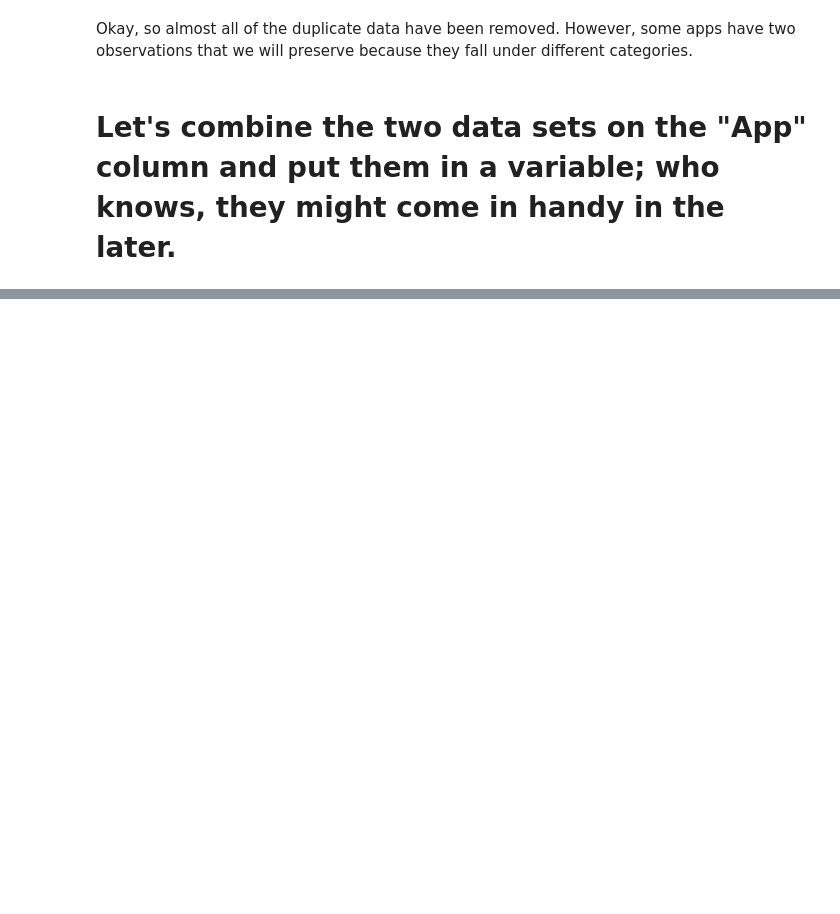
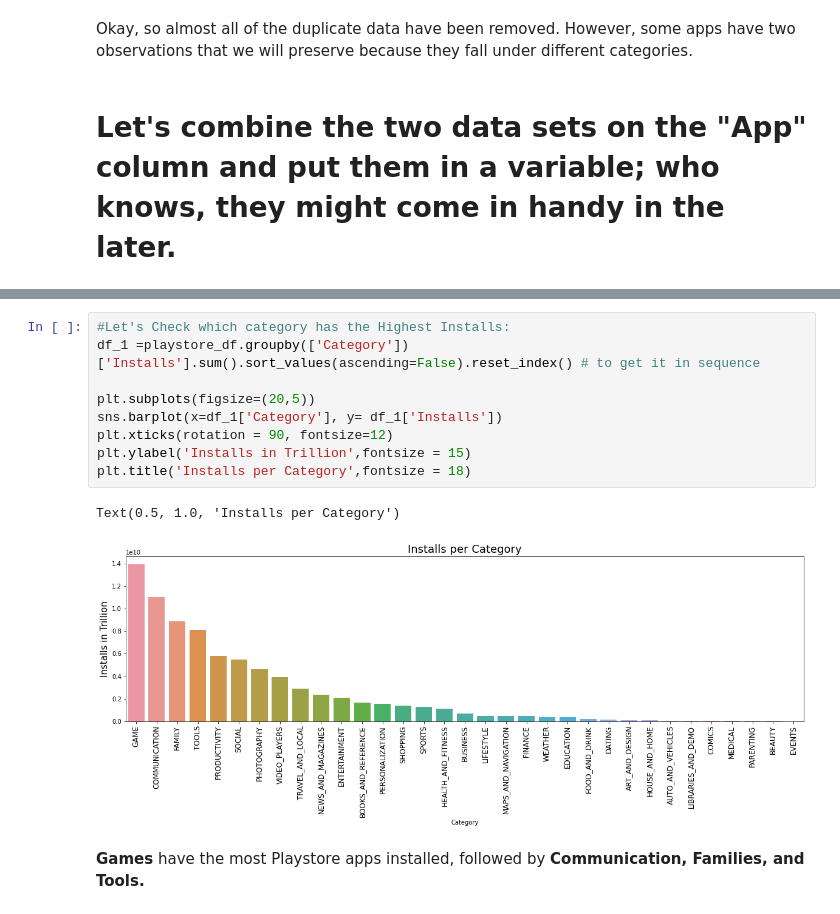
Before and after one commit to Malu2203/Play-Store-App-Review-Analysis, a Jupyter notebook: Play_Store_App_Review_Analysis_Capstone_Project.ipynb, the cells around one changed output, grey strips where cells are left out. Cells and saved outputs as stored; diff of their text form; blank space fills up the shorter version.

```diff
--- a/Play_Store_App_Review_Analysis_Capstone_Project.ipynb
+++ b/Play_Store_App_Review_Analysis_Capstone_Project.ipynb
@@ -624,0 +656,14 @@ Okay, so almost all of the duplicate data have been removed. However, some apps
+# %%
+#Let's Check which category has the Highest Installs:
+df_1 =playstore_df.groupby(['Category'])['Installs'].sum().sort_values(ascending=False).reset_index() # to get it in sequence
+
+plt.subplots(figsize=(20,5))
+sns.barplot(x=df_1['Category'], y= df_1['Installs'])
+plt.xticks(rotation = 90, fontsize=12)
+plt.ylabel('Installs in Trillion',fontsize = 15)
+plt.title('Installs per Category',fontsize = 18)
+# %% [output]
+Text(0.5, 1.0, 'Installs per Category')
+[figure, added]
+# %% [markdown]
+**Games** have the most Playstore apps installed, followed by **Communication, Families, and Tools.**
```
Also changed, not shown: parts of 44 cells of this notebook.
